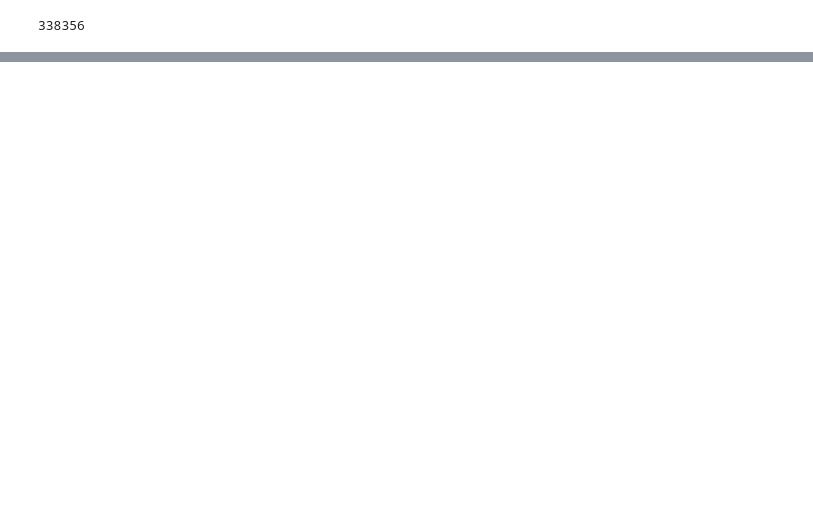
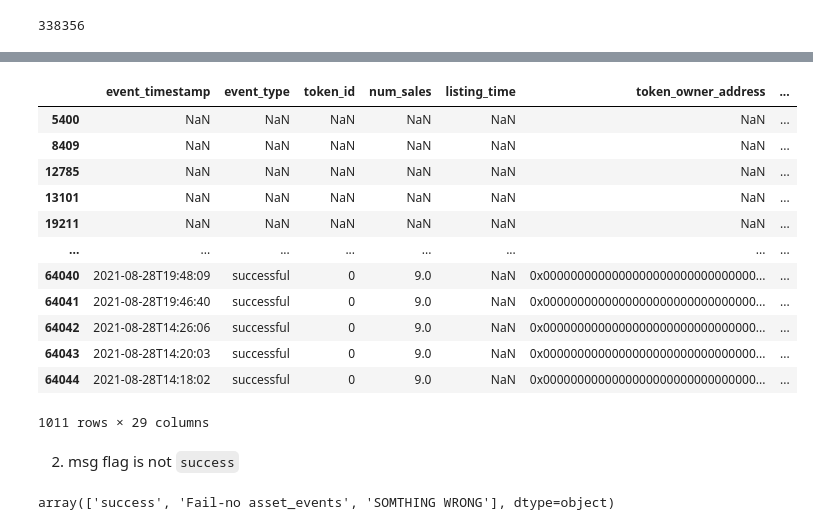
Before and after one commit to lawrence009/OpenSea_EDA, a Jupyter notebook: opeansea_events_eda.ipynb, the cells around one changed output, grey strips where cells are left out. Saved outputs shown, nothing was run; the diff lists cells and outputs as text; code cells hidden in the pictures; blank space fills up the shorter version.

```diff
--- a/opeansea_events_eda.ipynb
+++ b/opeansea_events_eda.ipynb
@@ -132,0 +151,2 @@ memory usage: 604.1+ MB
+# %%
+wallets.drop(["Unnamed: 0", "Unnamed: 1", "FILTER"], axis=1, inplace=True)
@@ -160,0 +169,23 @@ pd.concat([events.token_seller_address, events.token_owner_address]).nunique()
+# %%
+bad = wallets.payment_token_symbol.isnull()
+wallets[bad]
+# %% [output]
+|  | event_timestamp | event_type | token_id | num_sales | listing_time | token_owner_address | ... |
+| 5400 | NaN | NaN | NaN | NaN | NaN | NaN | ... |
+| 8409 | NaN | NaN | NaN | NaN | NaN | NaN | ... |
+| 12785 | NaN | NaN | NaN | NaN | NaN | NaN | ... |
+| 13101 | NaN | NaN | NaN | NaN | NaN | NaN | ... |
+| 19211 | NaN | NaN | NaN | NaN | NaN | NaN | ... |
+| ... | ... | ... | ... | ... | ... | ... | ... |
+| 64040 | 2021-08-28T19:48:09 | successful | 0 | 9.0 | NaN | 0x0000000000000000000000000000000... | ... |
+| 64041 | 2021-08-28T19:46:40 | successful | 0 | 9.0 | NaN | 0x0000000000000000000000000000000... | ... |
+| 64042 | 2021-08-28T14:26:06 | successful | 0 | 9.0 | NaN | 0x0000000000000000000000000000000... | ... |
+| 64043 | 2021-08-28T14:20:03 | successful | 0 | 9.0 | NaN | 0x0000000000000000000000000000000... | ... |
+| 64044 | 2021-08-28T14:18:02 | successful | 0 | 9.0 | NaN | 0x0000000000000000000000000000000... | ... |
+1011 rows × 29 columns
+# %% [markdown]
+2. msg flag is not ``success``
+# %%
+wallets["msg"].unique()
+# %% [output]
+array(['success', 'Fail-no asset_events', 'SOMTHING WRONG'], dtype=object)
```
Also changed, not shown: parts of 19 cells of this notebook.
